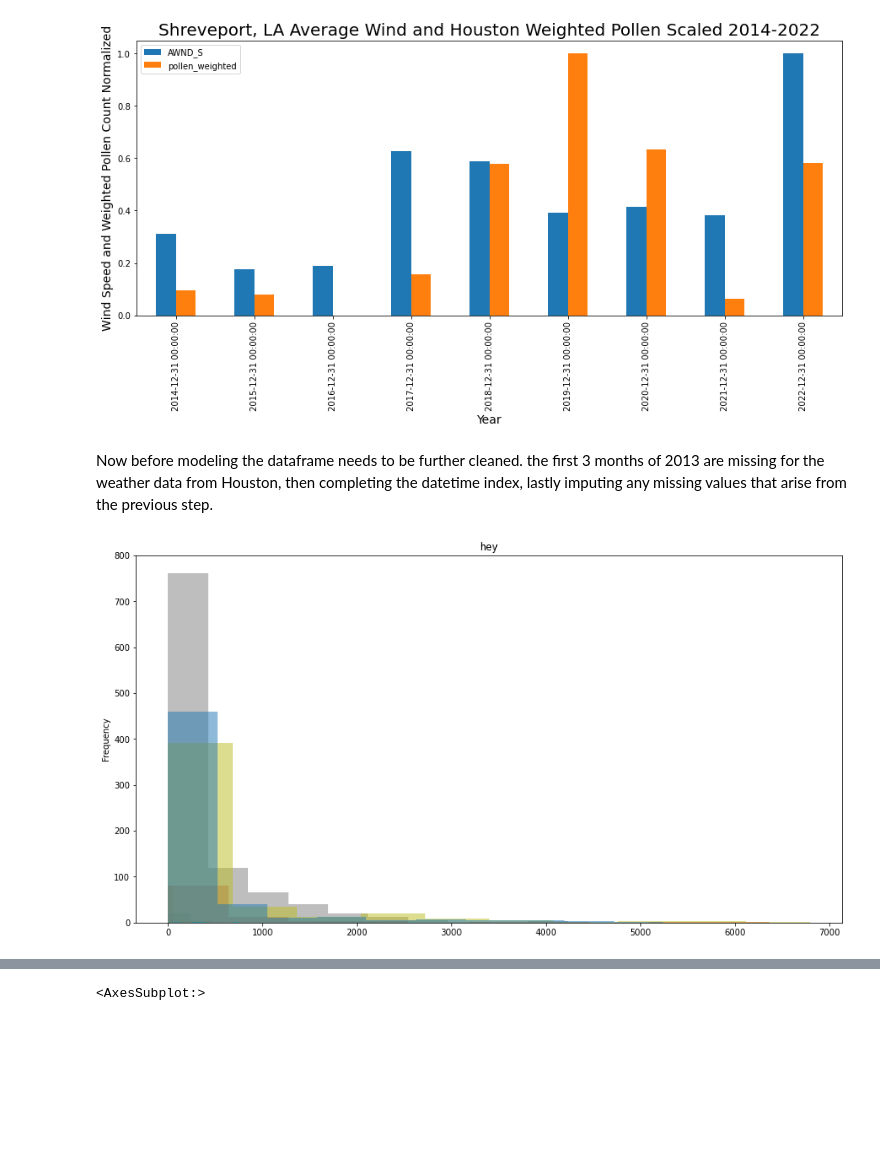
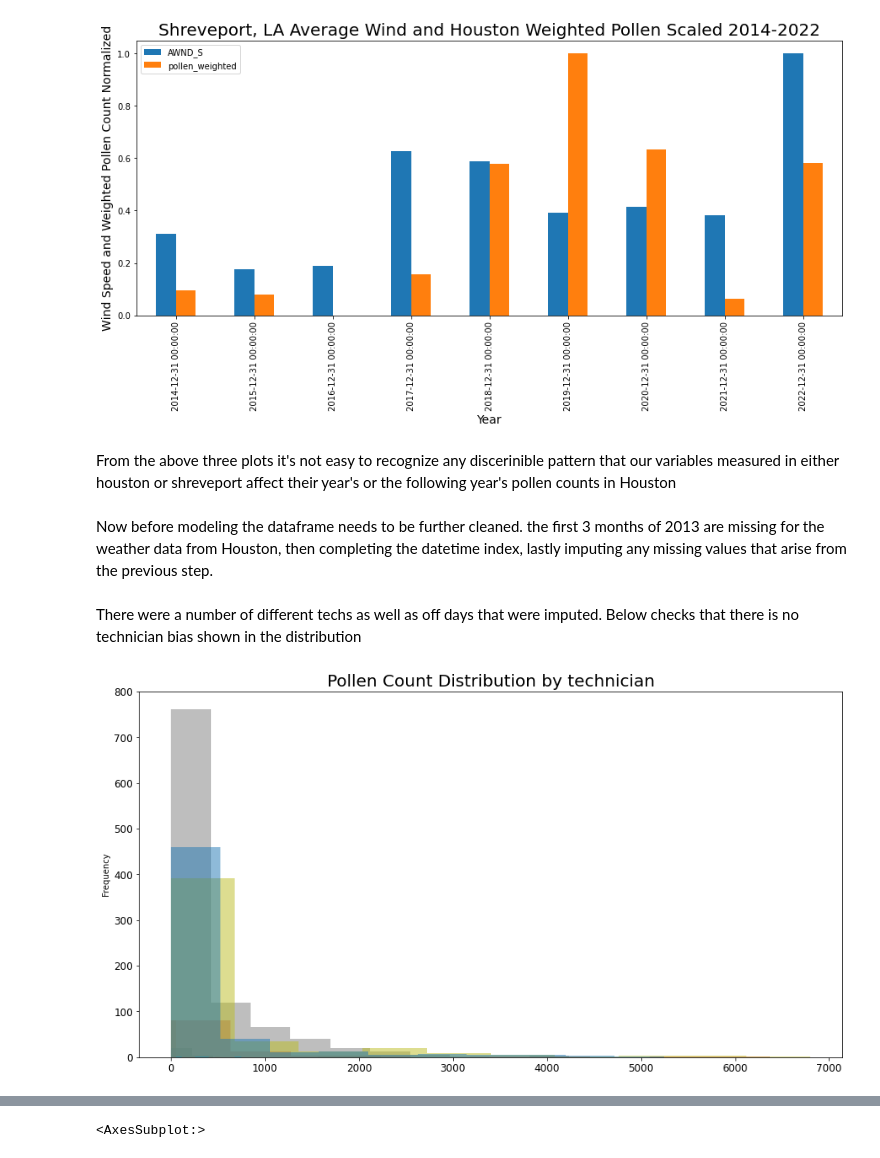
Before and after one commit to nikennedy/pollen_forecasting, a Jupyter notebook: final_notebook.ipynb, the cells around one changed output, grey strips where cells are left out. Cells and saved outputs as stored; diff of their text form; code cells hidden in the pictures; blank space fills up the shorter version.

```diff
--- a/final_notebook.ipynb
+++ b/final_notebook.ipynb
@@ -179,6 +182,8 @@ ax.set_xlabel('Year', size=14)
 ax.set_ylabel('Wind Speed and Weighted Pollen Count Normalized', size=14);
 # %% [output]
 [figure]
+# %% [markdown]
+From the above three plots it's not easy to recognize any discerinible pattern that our variables measured in either houston or shreveport affect their year's or the following year's pollen counts in Houston
 # %% [markdown]
 Now before modeling the dataframe needs to be further cleaned.  the first 3 months of 2013 are missing for the weather data from Houston, then completing the datetime index, lastly imputing any missing values that arise from the previous step.
 # %%
@@ -188,13 +193,15 @@ main_df = main_df.dropna(subset=['PRCP_18']).asfreq('D').interpolate()
 # correcting the targets after the interpolation
 for lvl in ['high', 'very_high', 'super_high']:
     main_df[lvl] = round(main_df[lvl])
+# %% [markdown]
+There were a number of different techs as well as off days that were imputed. Below checks that there is no technician bias shown in the distribution
 # %%
 for tech in set(master_df['Tech.'].values):
     if tech != 'off':
-        ax = main_df[master_df['Tech.']==tech]['pollen_weighted'].plot(kind='hist', alpha=0.5, figsize=(15,8))
-    ax.set_title('hey')
+        ax = main_df[master_df['Tech.']==tech]['pollen_weighted'].plot(kind='hist', alpha=0.5, figsize=(15,8), fontsize=12)
+    ax.set_title('Pollen Count Distribution by technician', size=20)
 # %% [output]
-[figure, old version]
+[figure, new version]
 # %%
 for tech in set(master_df['Tech.'].values):
     if tech != 'off':
```
Also changed, not shown: parts of 26 cells of this notebook.
